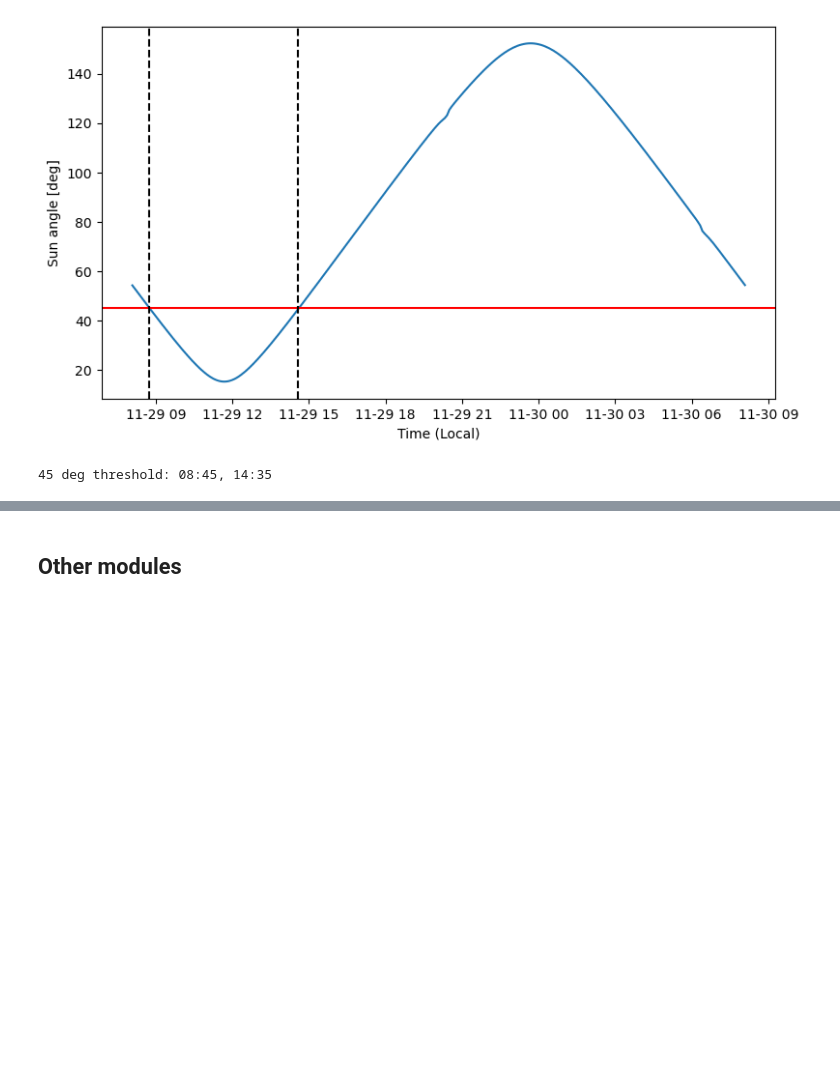
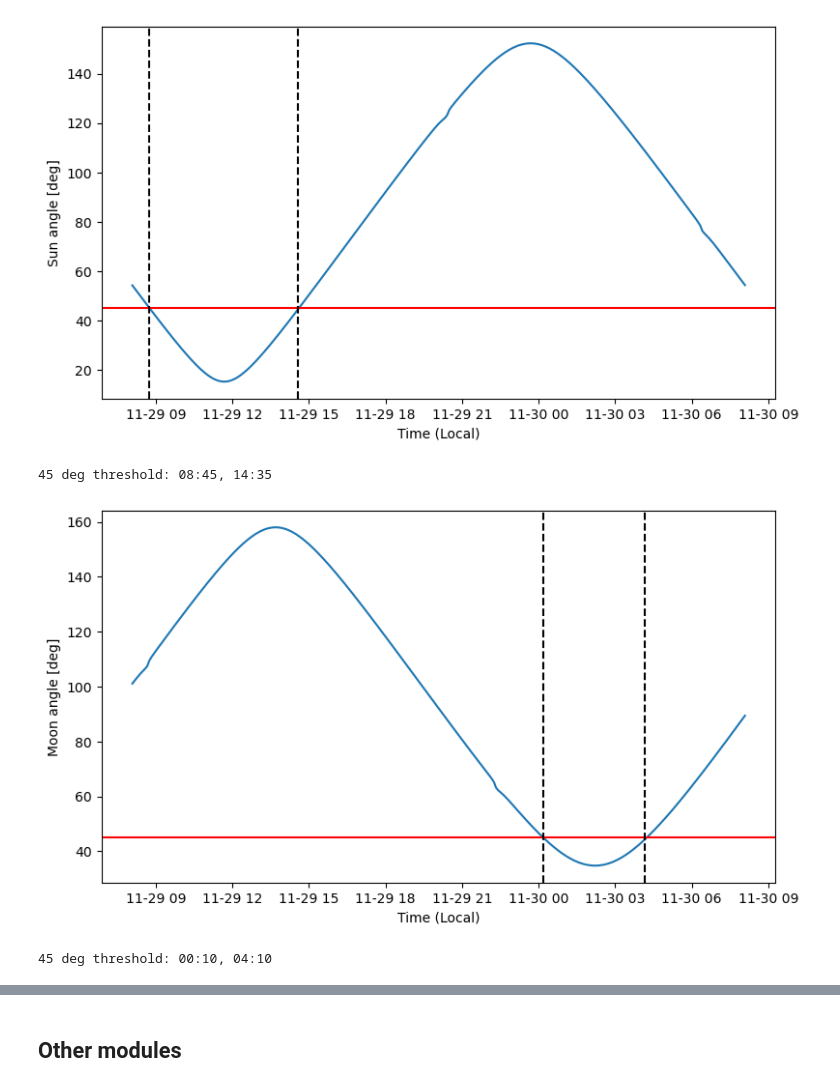
Before and after one commit to d1ssk/satp3sky, a Jupyter notebook: example.ipynb, the cells around one changed output, grey strips where cells are left out. Drawn from its saved outputs; the diff is of its cells as text; code cells hidden in the pictures; blank space fills up the shorter version.

Commit message:
add source availability plot (#2)

```diff
--- a/example.ipynb
+++ b/example.ipynb
@@ -37,3 +37,9 @@ sun.plot_sun_angles(Az=60, El=60, start='2023/11/29/8/0', end='2023/11/30/8/0',
 # %% [output]
 [figure]
 45 deg threshold: 08:45, 14:35
+# %%
+import moon
+moon.plot_moon_angles(Az=60, El=60, start='2023/11/29/8/0', end='2023/11/30/8/0', delta=5, thre=45)
+# %% [output]
+[figure, added]
+45 deg threshold: 00:10, 04:10
```
Also changed, not shown: parts of 4 cells of this notebook, 1 other file.
